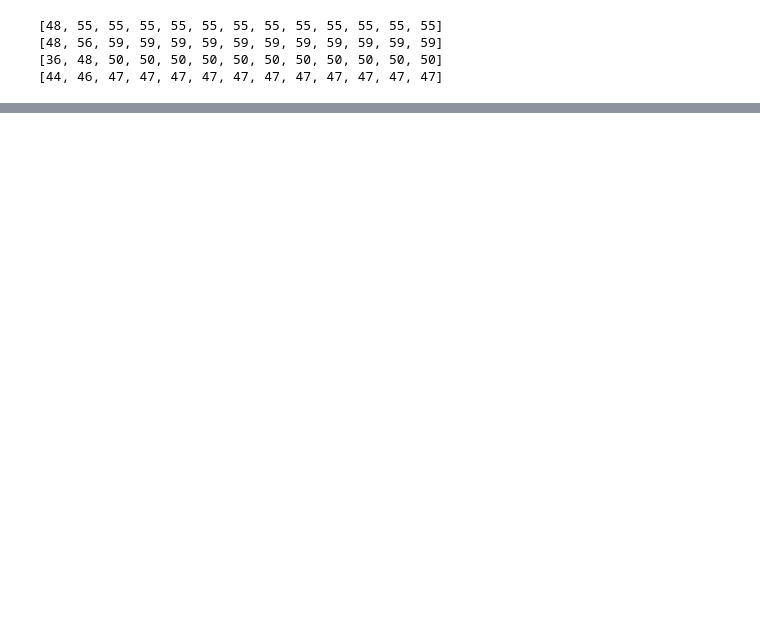
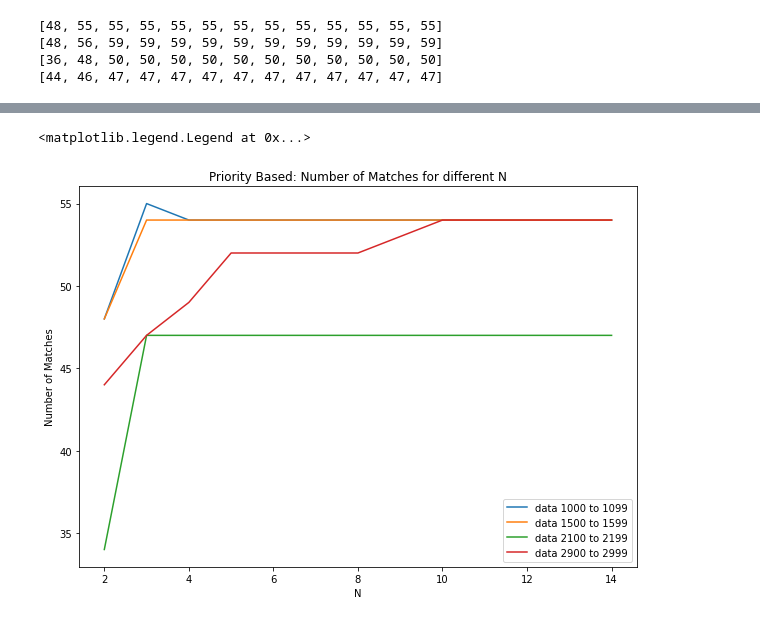
Before and after one commit to Mingtaros/Kidney-Exchange-Match-Mapping-System, a Jupyter notebook: Experiment.ipynb, the cells around one changed output, grey strips where cells are left out. Cells and saved outputs as stored; diff of their text form; code cells hidden in the pictures; blank space fills up the shorter version.

```diff
--- a/Experiment.ipynb
+++ b/Experiment.ipynb
@@ -124,0 +204,21 @@ plt.legend([
+# %%
+plt.figure(figsize=(10, 7))
+
+plt.title("Priority Based: Number of Matches for different N")
+plt.xlabel("N")
+plt.ylabel("Number of Matches")
+
+sns.lineplot(y=pb_different_n_1000_1099, x=range(2,15))
+sns.lineplot(y=pb_different_n_1500_1599, x=range(2,15))
+sns.lineplot(y=pb_different_n_2100_2199, x=range(2,15))
+sns.lineplot(y=pb_different_n_2900_2999, x=range(2,15))
+
+plt.legend([
+    "data 1000 to 1099",
+    "data 1500 to 1599",
+    "data 2100 to 2199",
+    "data 2900 to 2999"
+])
+# %% [output]
+<matplotlib.legend.Legend at 0x...>
+[figure, added]
```
Also changed, not shown: parts of 8 cells of this notebook, 7 other files.
